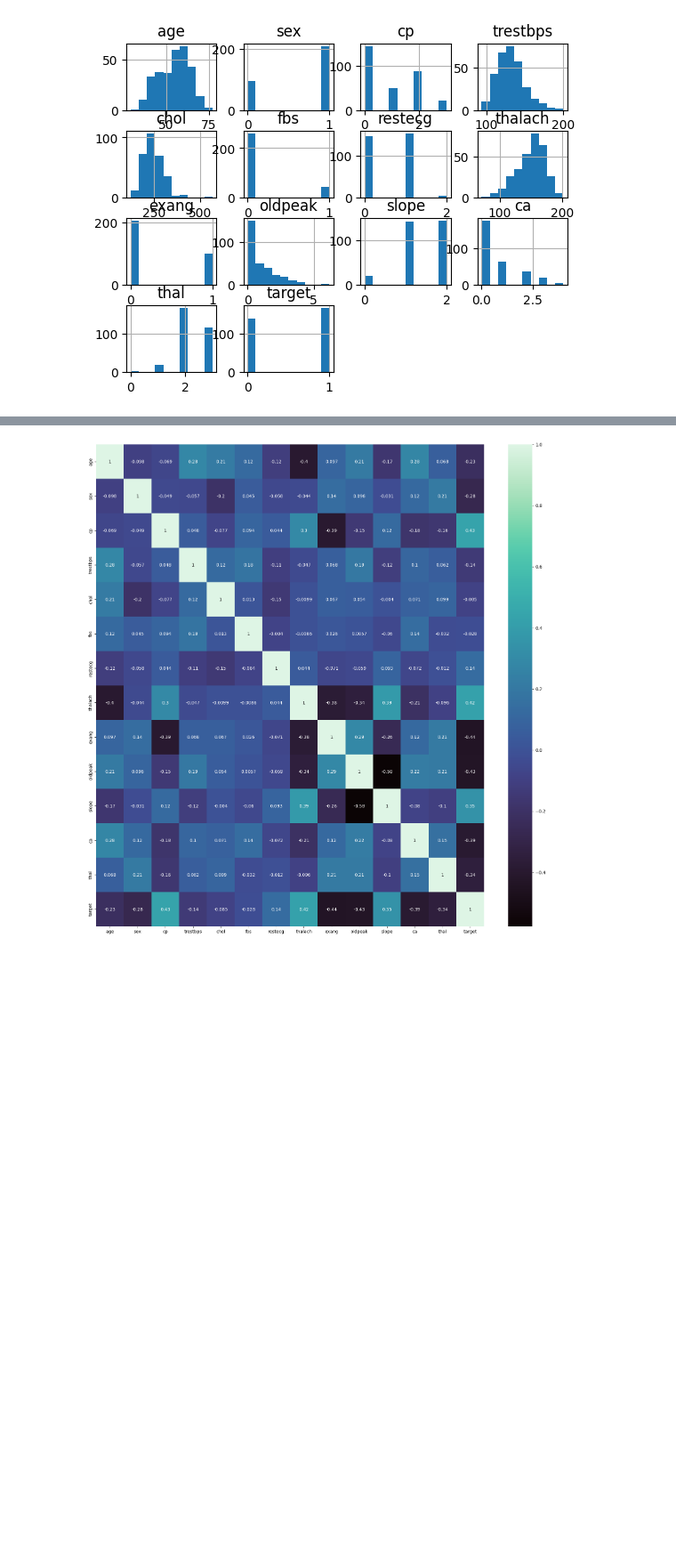
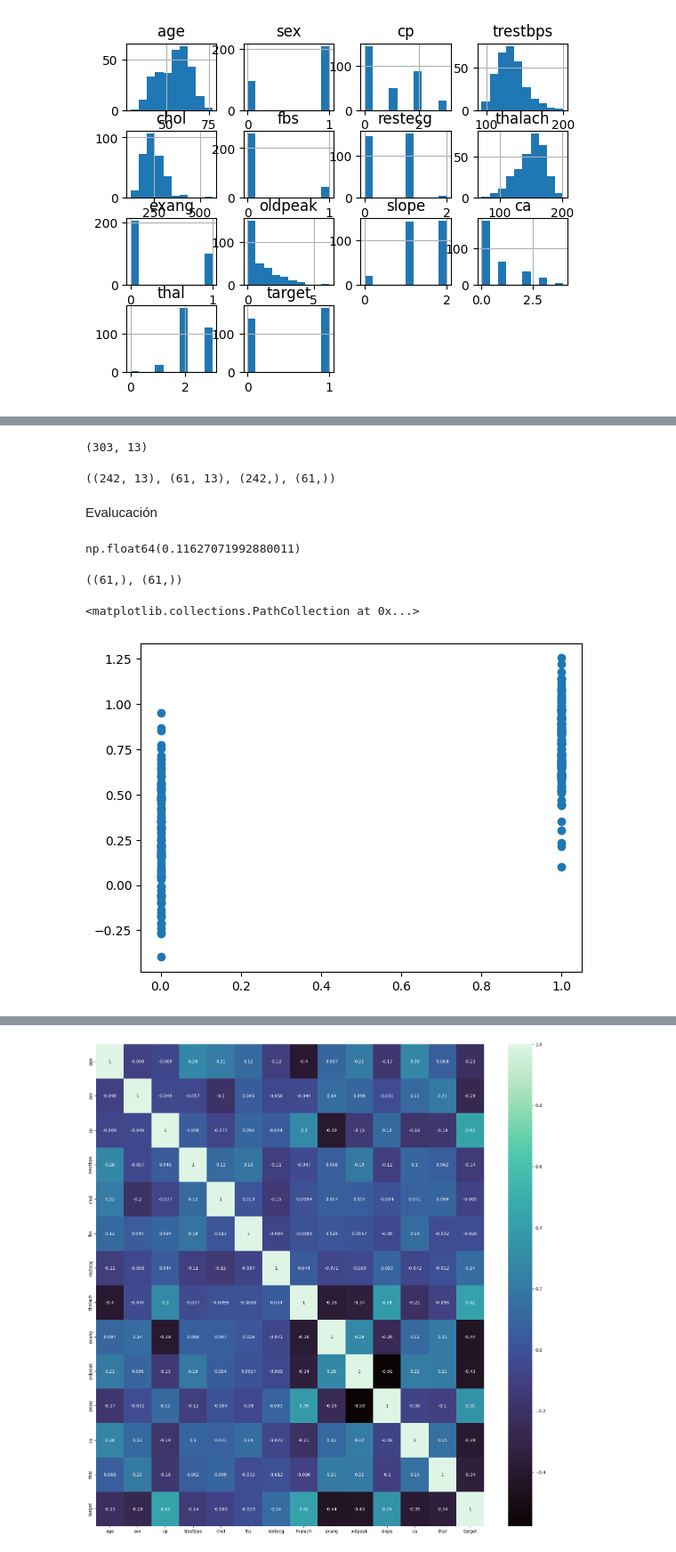
Before and after one commit to gabofrid/trabajos-chona---2024, a Jupyter notebook: trabajo 1/clase.ipynb, the cells around one changed output, grey strips where cells are left out. Shown at 89% size. Cells and saved outputs as stored; diff of their text form; code cells hidden in the pictures; blank space fills up the shorter version.

```diff
--- a/trabajo 1/clase.ipynb
+++ b/trabajo 1/clase.ipynb
@@ -129,0 +49,41 @@ plt.show()
+# %%
+X = dataSet[['age', 'sex', 'cp', 'trestbps', 'chol', 'fbs', 'restecg', 'thalach',
+       'exang', 'oldpeak', 'slope', 'ca', 'thal',]]  # Features
+y = dataSet["target"]
+
+print(X.shape)
+
+from sklearn.model_selection import train_test_split
+
+X_train, X_test, y_train, y_test = train_test_split(
+    X, y, test_size=0.2, random_state=42
+)
+
+X_train.shape, X_test.shape, y_train.shape, y_test.shape
+# %% [output]
+(303, 13)
+((242, 13), (61, 13), (242,), (61,))
+# %%
+lr_model = LinearRegression()
+lr_model.fit(X_train, y_train)
+y_pred = lr_model.predict(X_test)
+# %% [markdown]
+Evalucación
+# %%
+
+# MSE
+from sklearn.metrics import mean_squared_error
+
+mse = mean_squared_error(y_test, y_pred)
+mse
+# %% [output]
+np.float64(0.11627071992880011)
+# %%
+y_test.shape, y_pred.shape
+# %% [output]
+((61,), (61,))
+# %%
+plt.scatter(y_train, lr_model.predict(X_train))
+# %% [output]
+<matplotlib.collections.PathCollection at 0x...>
+[figure, added]
```
Also changed, not shown: parts of 17 cells of this notebook.
